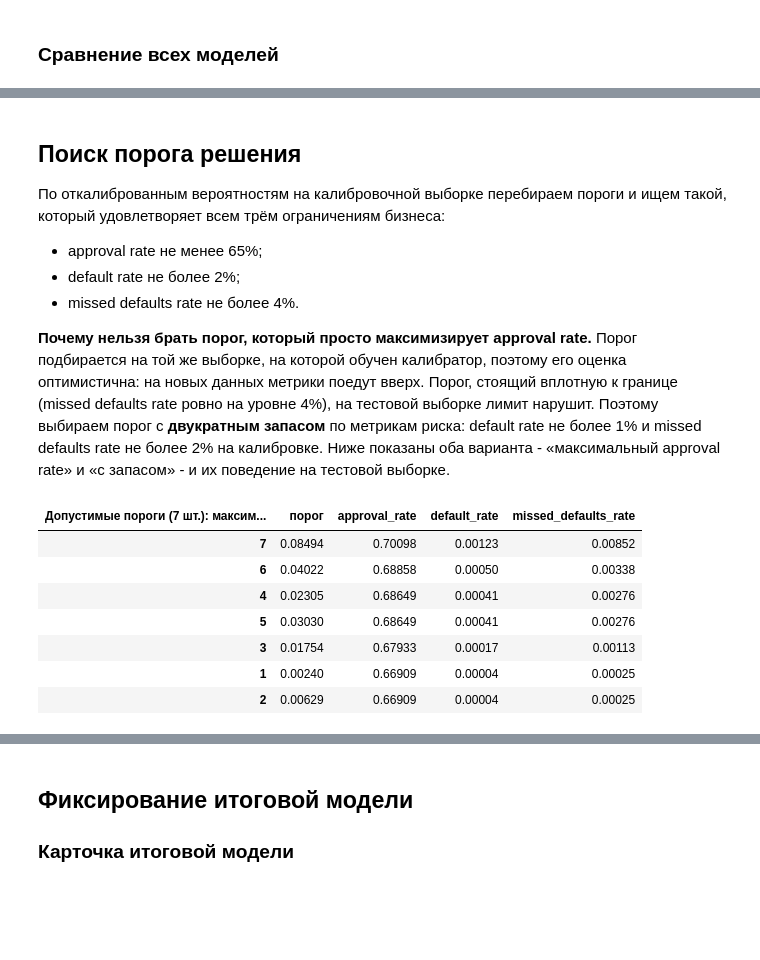
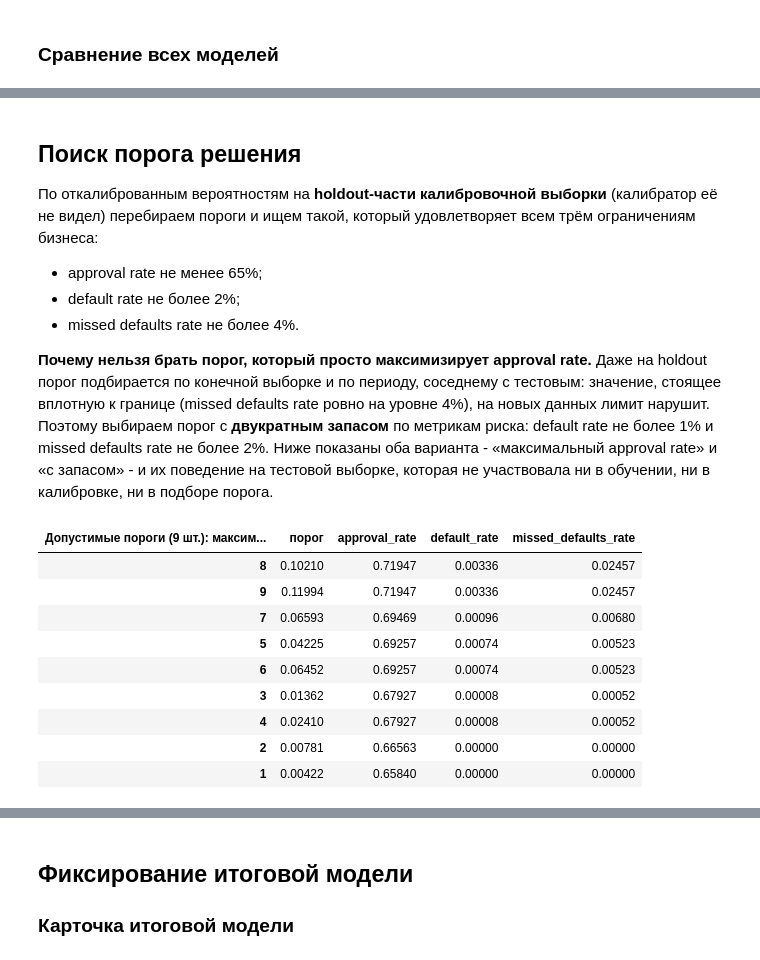
Before and after one commit to sergeyshmagin/MLDS, a Jupyter notebook: 4376870f-e008-4a24-86eb-db222172727c.ipynb, the cells around one changed output, grey strips where cells are left out. Cells and saved outputs as stored; diff of their text form; code cells hidden in the pictures; blank space fills up the shorter version.

```diff
--- a/4376870f-e008-4a24-86eb-db222172727c.ipynb
+++ b/4376870f-e008-4a24-86eb-db222172727c.ipynb
@@ -798,7 +963,10 @@ steps.append(
 )
 
 last_default_date = loan['дата_начала_периода'].max()
-last_full_month = last_default_date - pd.DateOffset(months=HORIZON_MONTHS - 1)
+# горизонт таргета - полные 12 месяцев, поэтому последняя допустимая дата
+# скоринга отстоит от последней просрочки ровно на горизонт:
+# 2019-12-01 - 12 мес = 2018-12-01 (эквивалентно score_date < 2019-01-01)
+last_full_month = last_default_date - pd.DateOffset(months=HORIZON_MONTHS)
 df = df.loc[df['score_date'] <= last_full_month].copy()
 steps.append(
     ('после удаления неполного горизонта', len(df), df['target'].mean())
@@ -1433,8 +1668,8 @@ NUMERIC = [
 ]
 
 X_train, y_train = train[CATEGORICAL + NUMERIC], train['target']
-X_calib, y_calib = calib[CATEGORICAL + NUMERIC], calib['target']
 X_test, y_test = test[CATEGORICAL + NUMERIC], test['target']
+# калибровочная выборка делится на fit- и holdout-части в разделе о калибровке
 
 train_groups = train['score_date'].rank(method='dense').astype(int).values - 1
 
@@ -1450,12 +1685,11 @@ def make_preprocessor():
     )
 
 
-# shift_size=8 сдвигает окно валидации на его полную длину: иначе окна соседних
-# фолдов
-# перекрывались бы на 7 месяцев из 8 и три фолда давали бы почти одну и ту
-# же оценку
+# годовое окно валидации: равно горизонту таргета и длине тестовой выборки.
+# shift_size=12 сдвигает окно на его полную длину, поэтому окна трёх фолдов
+# не пересекаются, а expanding наращивает обучающую часть
 CV = GroupTimeSeriesSplit(
-    test_size=8, n_splits=3, shift_size=8, window_type='expanding'
+    test_size=12, n_splits=3, shift_size=12, window_type='expanding'
 )
 FOLDS = list(CV.split(X_train, y_train, train_groups))
 
@@ -2110,32 +2502,33 @@ ROC-AUC до и после практически не изменился (ка
 # %% [markdown]
 ## Поиск порога решения
 
-По откалиброванным вероятностям на калибровочной выборке перебираем пороги и ищем такой, который
-удовлетворяет всем трём ограничениям бизнеса:
+По откалиброванным вероятностям на **holdout-части калибровочной выборки** (калибратор её не
+видел) перебираем пороги и ищем такой, который удовлетворяет всем трём ограничениям бизнеса:
 
 * approval rate не менее 65%;
 * default rate не более 2%;
 * missed defaults rate не более 4%.
 
-**Почему нельзя брать порог, который просто максимизирует approval rate.** Порог подбирается на
-той же выборке, на которой обучен калибратор, поэтому его оценка оптимистична: на новых данных
-метрики поедут вверх. Порог, стоящий вплотную к границе (missed defaults rate ровно на уровне 4%),
-на тестовой выборке лимит нарушит. Поэтому выбираем порог с **двукратным запасом** по метрикам
-риска: default rate не более 1% и missed defaults rate не более 2% на калибровке. Ниже показаны оба
-варианта - «максимальный approval rate» и «с запасом» - и их поведение на тестовой выборке.
+**Почему нельзя брать порог, который просто максимизирует approval rate.** Даже на holdout порог
+подбирается по конечной выборке и по периоду, соседнему с тестовым: значение, стоящее вплотную к
+границе (missed defaults rate ровно на уровне 4%), на новых данных лимит нарушит. Поэтому выбираем
+порог с **двукратным запасом** по метрикам риска: default rate не более 1% и missed defaults rate
+не более 2%. Ниже показаны оба варианта - «максимальный approval rate» и «с запасом» - и их
+поведение на тестовой выборке, которая не участвовала ни в обучении, ни в калибровке, ни в подборе
+порога.
 # %%
-proba_calib = probabilities[('калибровочная', 'после калибровки')]
+proba_hold = probabilities[('калибровка: holdout', 'после калибровки')]
 proba_test = probabilities[('тестовая', 'после калибровки')]
 
 threshold_grid = np.unique(
-    np.round(np.quantile(proba_calib, np.linspace(0.05, 0.995, 400)), 6)
+    np.round(np.quantile(proba_hold, np.linspace(0.05, 0.995, 400)), 6)
 )
 threshold_curve = pd.DataFrame(
     [
         {
             'порог': threshold,
             **business_metrics(
-                y_calib, (proba_calib >= threshold).astype(int)
+                y_hold, (proba_hold >= threshold).astype(int)
             ),
         }
         for threshold in threshold_grid
@@ -2145,41 +2538,43 @@ threshold_curve = pd.DataFrame(
 LIMIT_AR, LIMIT_DR, LIMIT_MDR = 0.65, 0.02, 0.04
 # берём половину допустимого риска, чтобы порог не стоял вплотную к границе
 SAFETY_FACTOR = 0.5
 
 feasible = threshold_curve[
     (threshold_curve['approval_rate'] >= LIMIT_AR)
     & (threshold_curve['default_rate'] <= LIMIT_DR)
     & (threshold_curve['missed_defaults_rate'] <= LIMIT_MDR)
 ]
 with_margin = feasible[
     (feasible['default_rate'] <= LIMIT_DR * SAFETY_FACTOR)
     & (feasible['missed_defaults_rate'] <= LIMIT_MDR * SAFETY_FACTOR)
 ]
 
 THRESHOLD_MAX_AR = float(
     feasible.sort_values('approval_rate', ascending=False).iloc[0]['порог']
 )
 THRESHOLD = float(
     with_margin.sort_values('approval_rate', ascending=False).iloc[0]['порог']
 )
 
 top_thresholds = feasible.sort_values('approval_rate', ascending=False).head(
     10
 )
 top_thresholds.columns.name = (
     f'Допустимые пороги ({len(feasible)} шт.): максимум approval rate при '
     f'{THRESHOLD_MAX_AR:.4f}, выбранный порог с запасом {THRESHOLD:.4f}'
 )
 display(top_thresholds.round(5))
 # %% [output]
-| Допустимые пороги (7 шт.): максим... | порог | approval_rate | default_rate | missed_defaults_rate |
-| 7 | 0.08494 | 0.70098 | 0.00123 | 0.00852 |
-| 6 | 0.04022 | 0.68858 | 0.00050 | 0.00338 |
-| 4 | 0.02305 | 0.68649 | 0.00041 | 0.00276 |
-| 5 | 0.03030 | 0.68649 | 0.00041 | 0.00276 |
-| 3 | 0.01754 | 0.67933 | 0.00017 | 0.00113 |
-| 1 | 0.00240 | 0.66909 | 0.00004 | 0.00025 |
-| 2 | 0.00629 | 0.66909 | 0.00004 | 0.00025 |
+| Допустимые пороги (9 шт.): максим... | порог | approval_rate | default_rate | missed_defaults_rate |
+| 8 | 0.10210 | 0.71947 | 0.00336 | 0.02457 |
+| 9 | 0.11994 | 0.71947 | 0.00336 | 0.02457 |
+| 7 | 0.06593 | 0.69469 | 0.00096 | 0.00680 |
+| 5 | 0.04225 | 0.69257 | 0.00074 | 0.00523 |
+| 6 | 0.06452 | 0.69257 | 0.00074 | 0.00523 |
+| 3 | 0.01362 | 0.67927 | 0.00008 | 0.00052 |
+| 4 | 0.02410 | 0.67927 | 0.00008 | 0.00052 |
+| 2 | 0.00781 | 0.66563 | 0.00000 | 0.00000 |
+| 1 | 0.00422 | 0.65840 | 0.00000 | 0.00000 |
 # %%
 thresholds_comparison = pd.DataFrame(
     [
```
Also changed, not shown: parts of 65 cells of this notebook, 2 other files.
